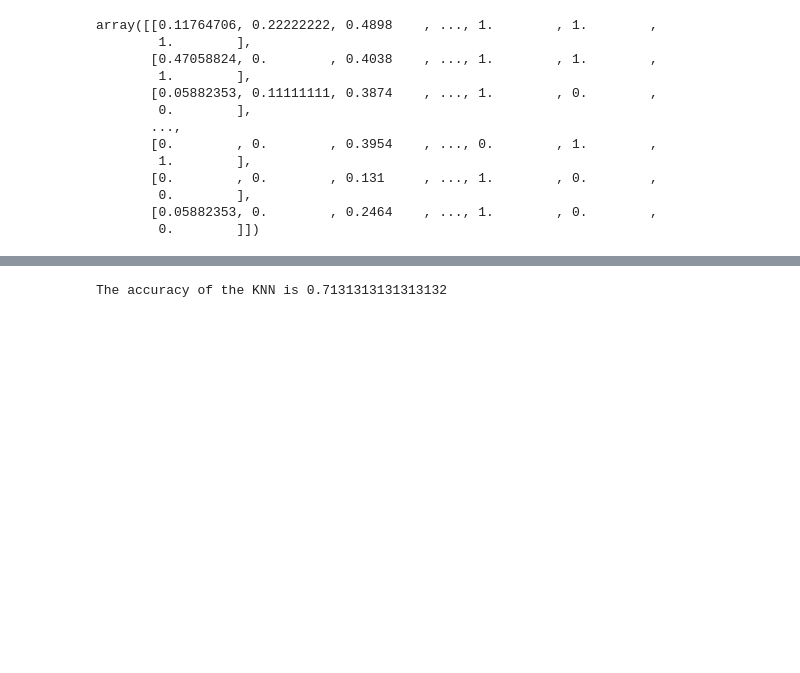
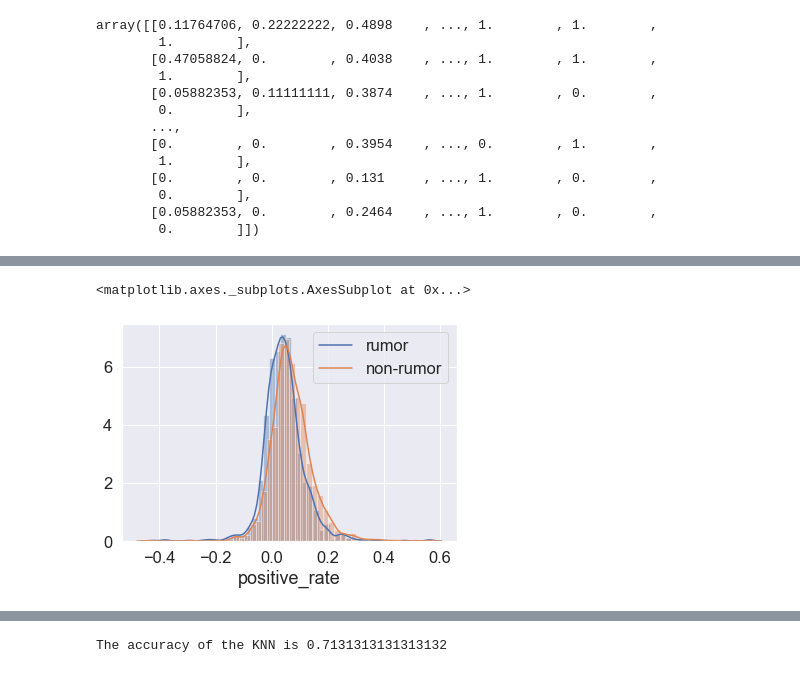
Before and after one commit to halfin/Intro-to-ds-rumor-project, a Jupyter notebook: final_project.ipynb, the cells around one changed output, grey strips where cells are left out. Drawn from its saved outputs; the diff is of its cells as text; code cells hidden in the pictures; blank space fills up the shorter version.

```diff
--- a/final_project.ipynb
+++ b/final_project.ipynb
@@ -213,0 +253,6 @@ array([[0.11764706, 0.22222222, 0.4898    , ..., 1.        , 1.        ,
+# %%
+sns.distplot(dataf[dataf.rumor=='rumor']['positive_rate'], kde_kws={'label':'rumor'})
+sns.distplot(dataf[dataf.rumor=='non-rumor']['positive_rate'], kde_kws={'label':'non-rumor'})
+# %% [output]
+<matplotlib.axes._subplots.AxesSubplot at 0x...>
+[figure, added]
```
Also changed, not shown: parts of 13 cells of this notebook.
